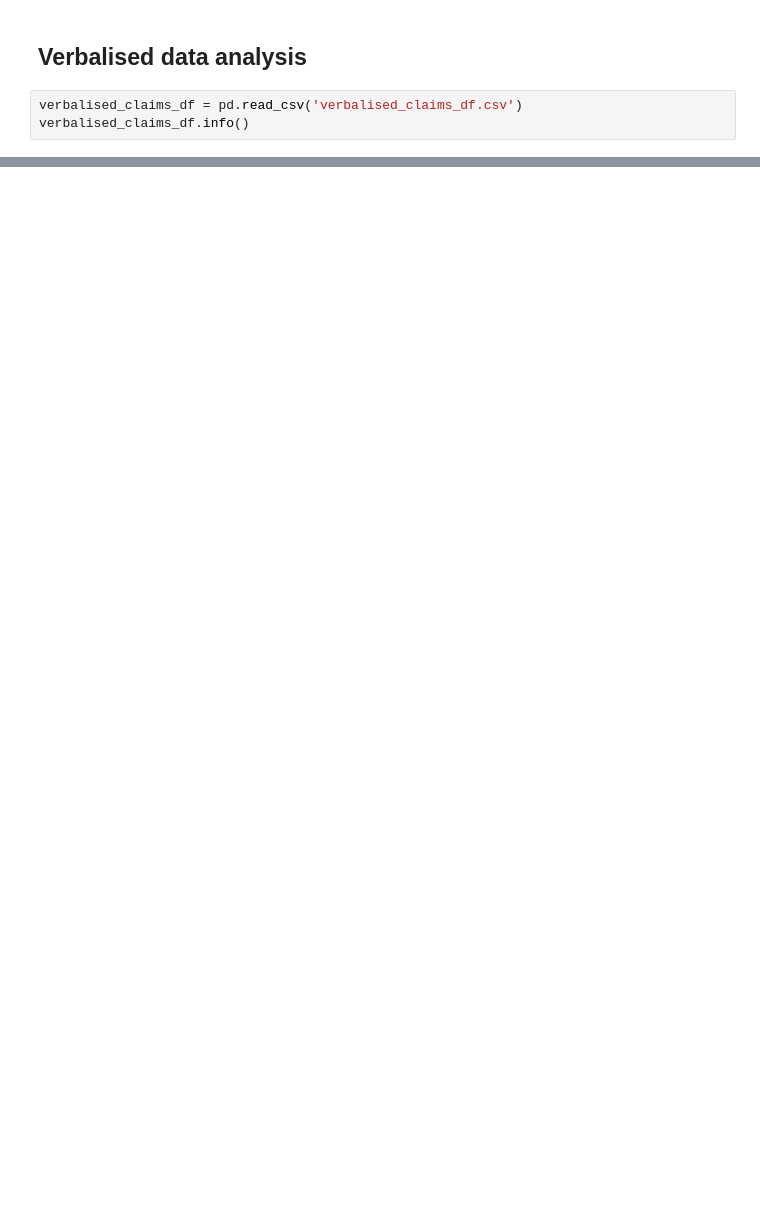
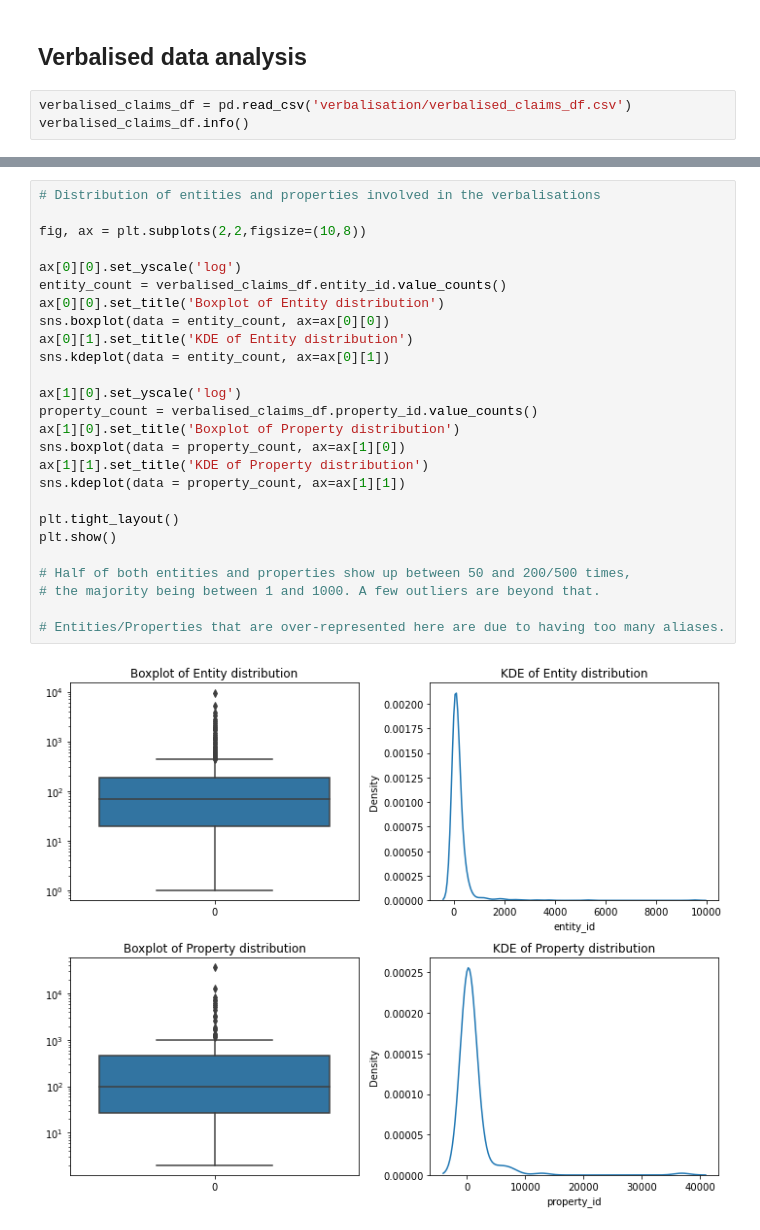
Before and after one commit to gabrielmaia7/RSP, a Jupyter notebook: support_classification_pipeline_test.ipynb, the cells around one changed output, grey strips where cells are left out. Drawn from its saved outputs; the diff is of its cells as text; blank space fills up the shorter version.

Commit message:
vinished verbalisations, readying sentence selection

```diff
--- a/support_classification_pipeline_test.ipynb
+++ b/support_classification_pipeline_test.ipynb
@@ -259,7 +409,7 @@ verbalised_claims_df.to_csv('verbalised_claims_df.csv', index=None)
 # %% [markdown]
 ## Verbalised data analysis
 # %%
-verbalised_claims_df = pd.read_csv('verbalised_claims_df.csv')
+verbalised_claims_df = pd.read_csv('verbalisation/verbalised_claims_df.csv')
 verbalised_claims_df.info()
 # %% [output]
 <class 'pandas.core.frame.DataFrame'>
@@ -306,0 +465,28 @@ NameError: name 'json' is not defined
+# %%
+# Distribution of entities and properties involved in the verbalisations
+
+fig, ax = plt.subplots(2,2,figsize=(10,8))
+
+ax[0][0].set_yscale('log')
+entity_count = verbalised_claims_df.entity_id.value_counts()
+ax[0][0].set_title('Boxplot of Entity distribution')
+sns.boxplot(data = entity_count, ax=ax[0][0])
+ax[0][1].set_title('KDE of Entity distribution')
+sns.kdeplot(data = entity_count, ax=ax[0][1])
+
+ax[1][0].set_yscale('log')
+property_count = verbalised_claims_df.property_id.value_counts()
+ax[1][0].set_title('Boxplot of Property distribution')
+sns.boxplot(data = property_count, ax=ax[1][0])
+ax[1][1].set_title('KDE of Property distribution')
+sns.kdeplot(data = property_count, ax=ax[1][1])
+
+plt.tight_layout()
+plt.show()
+
+# Half of both entities and properties show up between 50 and 200/500 times,
+# the majority being between 1 and 1000. A few outliers are beyond that.
+
+# Entities/Properties that are over-represented here are due to having too many aliases.
+# %% [output]
+[figure, added]
```
Also changed, not shown: parts of 31 cells of this notebook, 9 other files.
